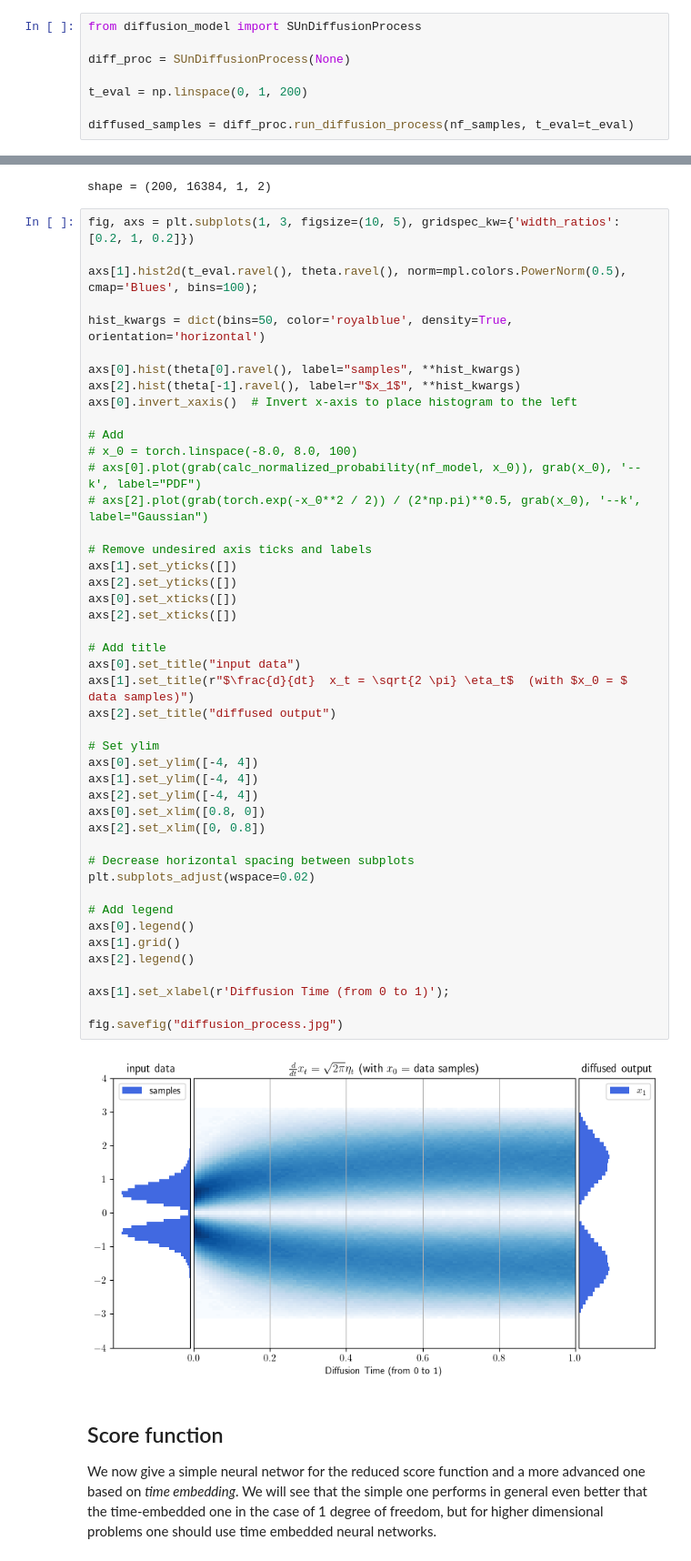
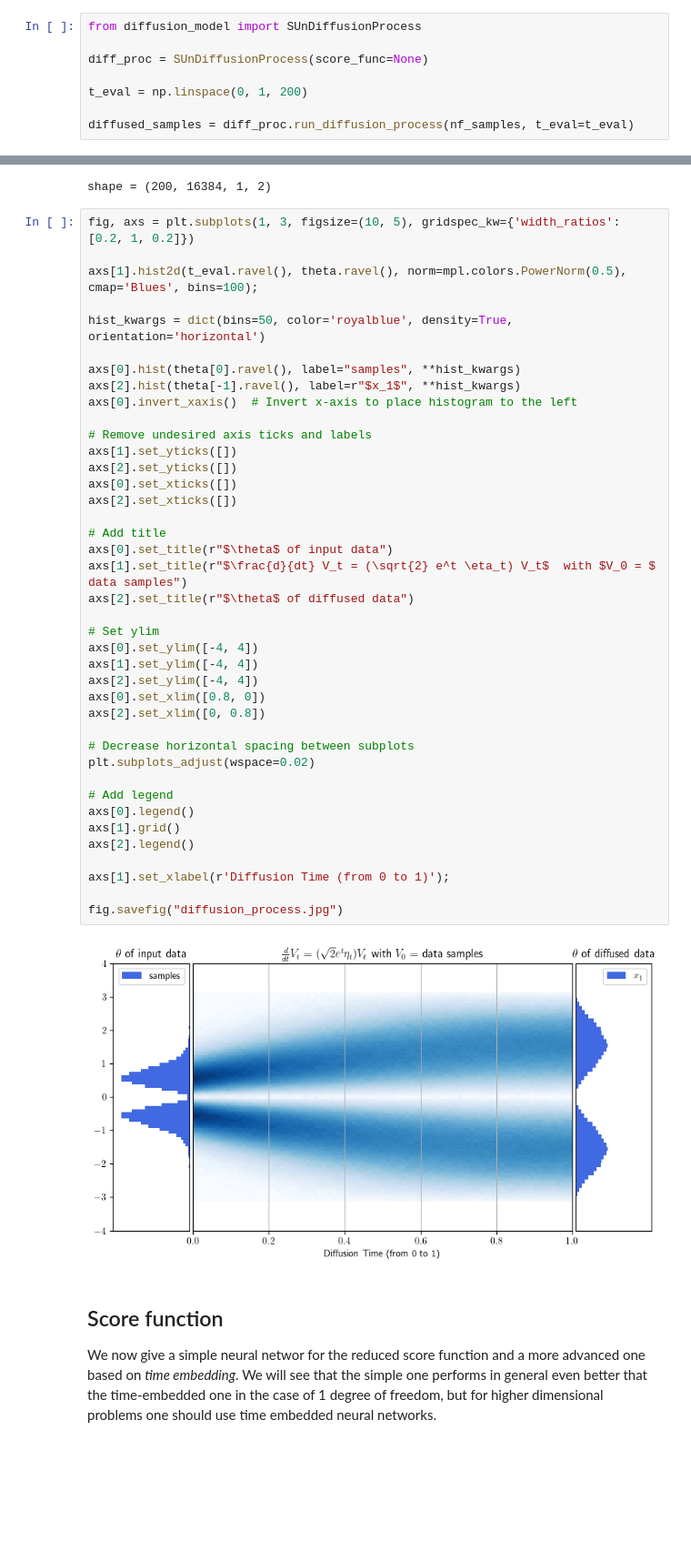
Before and after one commit to jkomijani/diffusion_model, a Jupyter notebook: examples/diffusion-model_SU2.ipynb, the cells around one changed output, grey strips where cells are left out. Shown at 91% size. Drawn from its saved outputs; the diff is of its cells as text; blank space fills up the shorter version.

```diff
--- a/examples/diffusion-model_SU2.ipynb
+++ b/examples/diffusion-model_SU2.ipynb
@@ -134,7 +134,7 @@ function and see the effect of the diffusion process.
 # %%
 from diffusion_model import SUnDiffusionProcess
 
-diff_proc = SUnDiffusionProcess(None)
+diff_proc = SUnDiffusionProcess(score_func=None)
 
 t_eval = np.linspace(0, 1, 200)
 
@@ -165,42 +165,37 @@ axs[0].hist(theta[0].ravel(), label="samples", **hist_kwargs)
 axs[2].hist(theta[-1].ravel(), label=r"$x_1$", **hist_kwargs)
 axs[0].invert_xaxis()  # Invert x-axis to place histogram to the left
 
-# Add
-# x_0 = torch.linspace(-8.0, 8.0, 100)
-# axs[0].plot(grab(calc_normalized_probability(nf_model, x_0)), grab(x_0), '--k', label="PDF")
-# axs[2].plot(grab(torch.exp(-x_0**2 / 2)) / (2*np.pi)**0.5, grab(x_0), '--k', label="Gaussian")
-
 # Remove undesired axis ticks and labels
 axs[1].set_yticks([])
 axs[2].set_yticks([])
 axs[0].set_xticks([])
 axs[2].set_xticks([])
 
 # Add title
-axs[0].set_title("input data")
-axs[1].set_title(r"$\frac{d}{dt}  x_t = \sqrt{2 \pi} \eta_t$  (with $x_0 = $ data samples)")
-axs[2].set_title("diffused output")
+axs[0].set_title(r"$\theta$ of input data")
+axs[1].set_title(r"$\frac{d}{dt} V_t = (\sqrt{2} e^t \eta_t) V_t$  with $V_0 = $ data samples")
+axs[2].set_title(r"$\theta$ of diffused data")
 
 # Set ylim
 axs[0].set_ylim([-4, 4])
 axs[1].set_ylim([-4, 4])
 axs[2].set_ylim([-4, 4])
 axs[0].set_xlim([0.8, 0])
 axs[2].set_xlim([0, 0.8])
 
 # Decrease horizontal spacing between subplots
 plt.subplots_adjust(wspace=0.02)
 
 # Add legend
 axs[0].legend()
 axs[1].grid()
 axs[2].legend()
 
 axs[1].set_xlabel(r'Diffusion Time (from 0 to 1)');
 
 fig.savefig("diffusion_process.jpg")
 # %% [output]
-[figure, old version]
+[figure, new version]
 # %% [markdown]
 ## Score function
 
```
Also changed, not shown: parts of 11 cells of this notebook, 7 other files.
